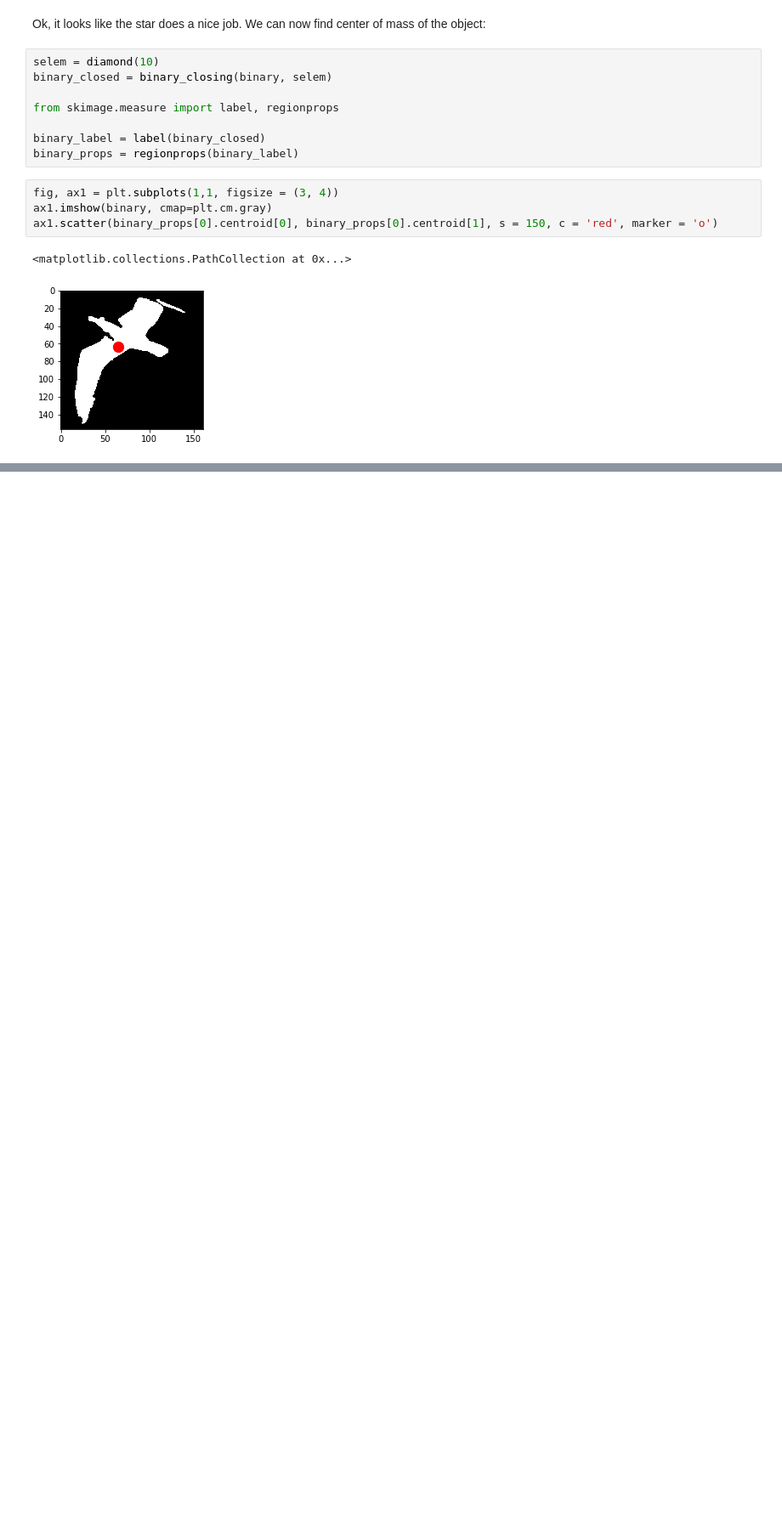
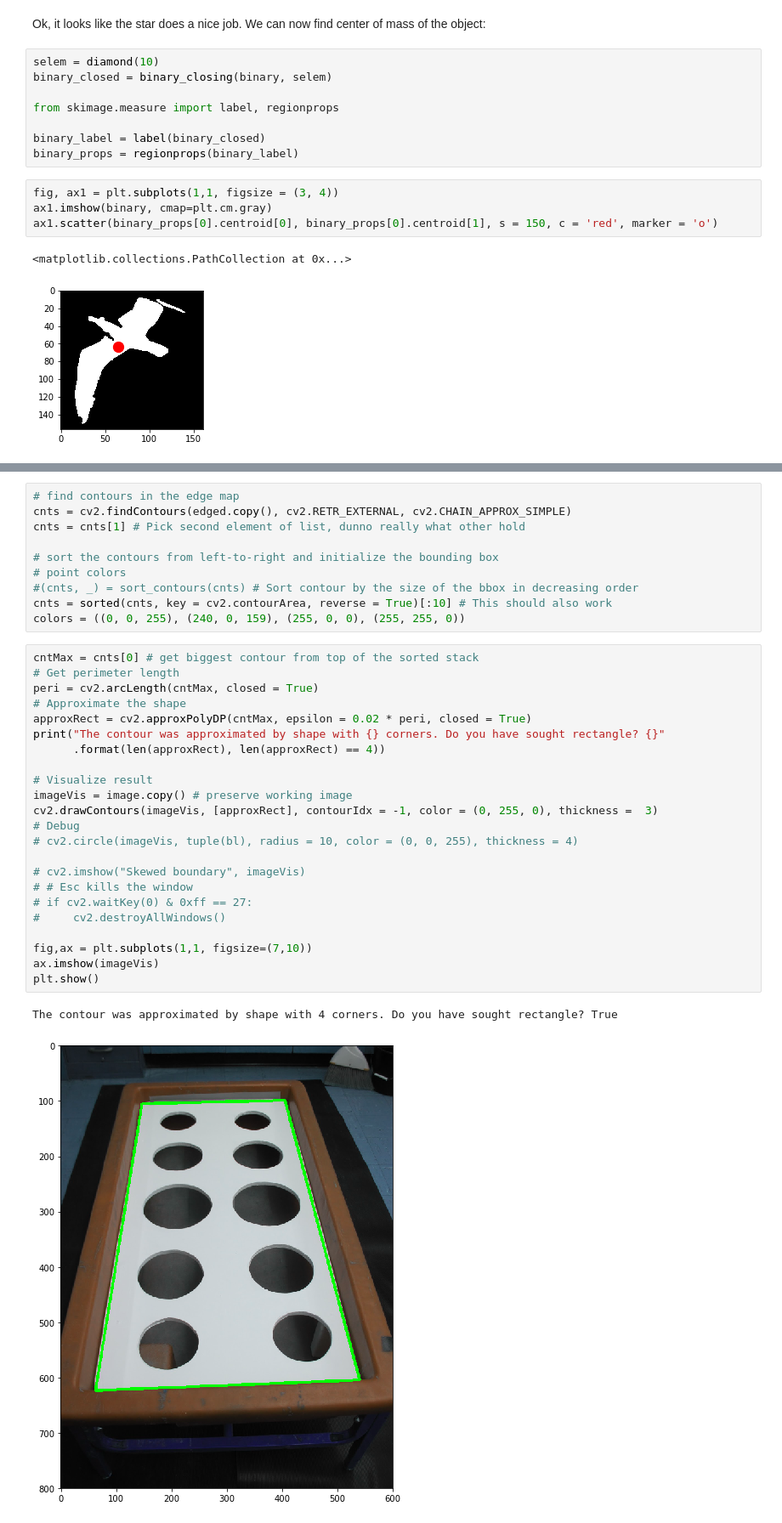
Before and after one commit to martinholub/motrack, a Jupyter notebook: motion-tracking.ipynb, the cells around one changed output, grey strips where cells are left out. Shown at 85% size. Cells and saved outputs as stored; diff of their text form; blank space fills up the shorter version.

```diff
--- a/motion-tracking.ipynb
+++ b/motion-tracking.ipynb
@@ -206,0 +351,36 @@ ax1.scatter(binary_props[0].centroid[0], binary_props[0].centroid[1], s = 150, c
+# %%
+# find contours in the edge map
+cnts = cv2.findContours(edged.copy(), cv2.RETR_EXTERNAL, cv2.CHAIN_APPROX_SIMPLE)
+cnts = cnts[1] # Pick second element of list, dunno really what other hold
+
+# sort the contours from left-to-right and initialize the bounding box
+# point colors
+#(cnts, _) = sort_contours(cnts) # Sort contour by the size of the bbox in decreasing order
+cnts = sorted(cnts, key = cv2.contourArea, reverse = True)[:10] # This should also work
+colors = ((0, 0, 255), (240, 0, 159), (255, 0, 0), (255, 255, 0))
+# %%
+cntMax = cnts[0] # get biggest contour from top of the sorted stack
+# Get perimeter length
+peri = cv2.arcLength(cntMax, closed = True)
+# Approximate the shape
+approxRect = cv2.approxPolyDP(cntMax, epsilon = 0.02 * peri, closed = True)
+print("The contour was approximated by shape with {} corners. Do you have sought rectangle? {}"
+      .format(len(approxRect), len(approxRect) == 4))
+
+# Visualize result
+imageVis = image.copy() # preserve working image
+cv2.drawContours(imageVis, [approxRect], contourIdx = -1, color = (0, 255, 0), thickness =  3)
+# Debug
+# cv2.circle(imageVis, tuple(bl), radius = 10, color = (0, 0, 255), thickness = 4)
+
+# cv2.imshow("Skewed boundary", imageVis)
+# # Esc kills the window
+# if cv2.waitKey(0) & 0xff == 27:
+#     cv2.destroyAllWindows()
+
+fig,ax = plt.subplots(1,1, figsize=(7,10))
+ax.imshow(imageVis)
+plt.show()
+# %% [output]
+The contour was approximated by shape with 4 corners. Do you have sought rectangle? True
+[figure, added]
```
Also changed, not shown: parts of 47 cells of this notebook, 3 other files.
